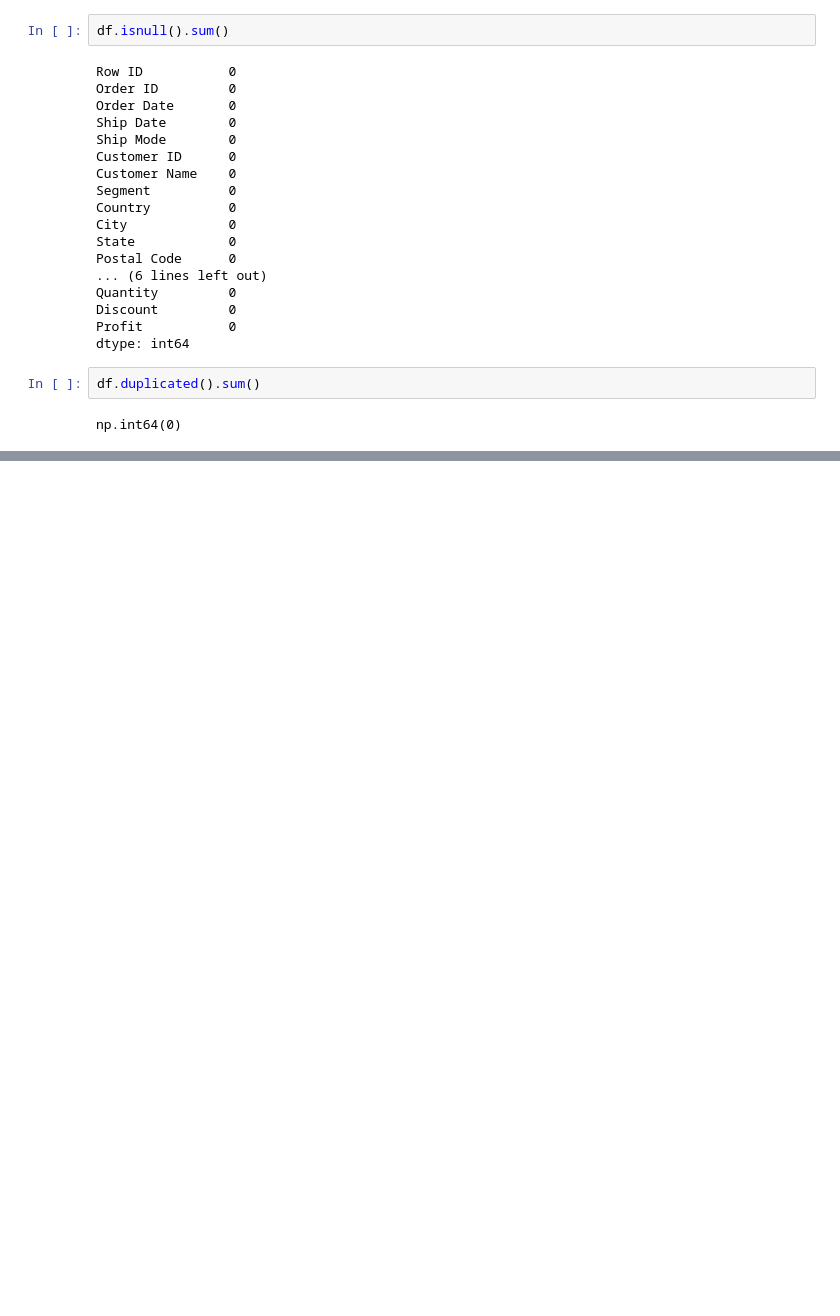
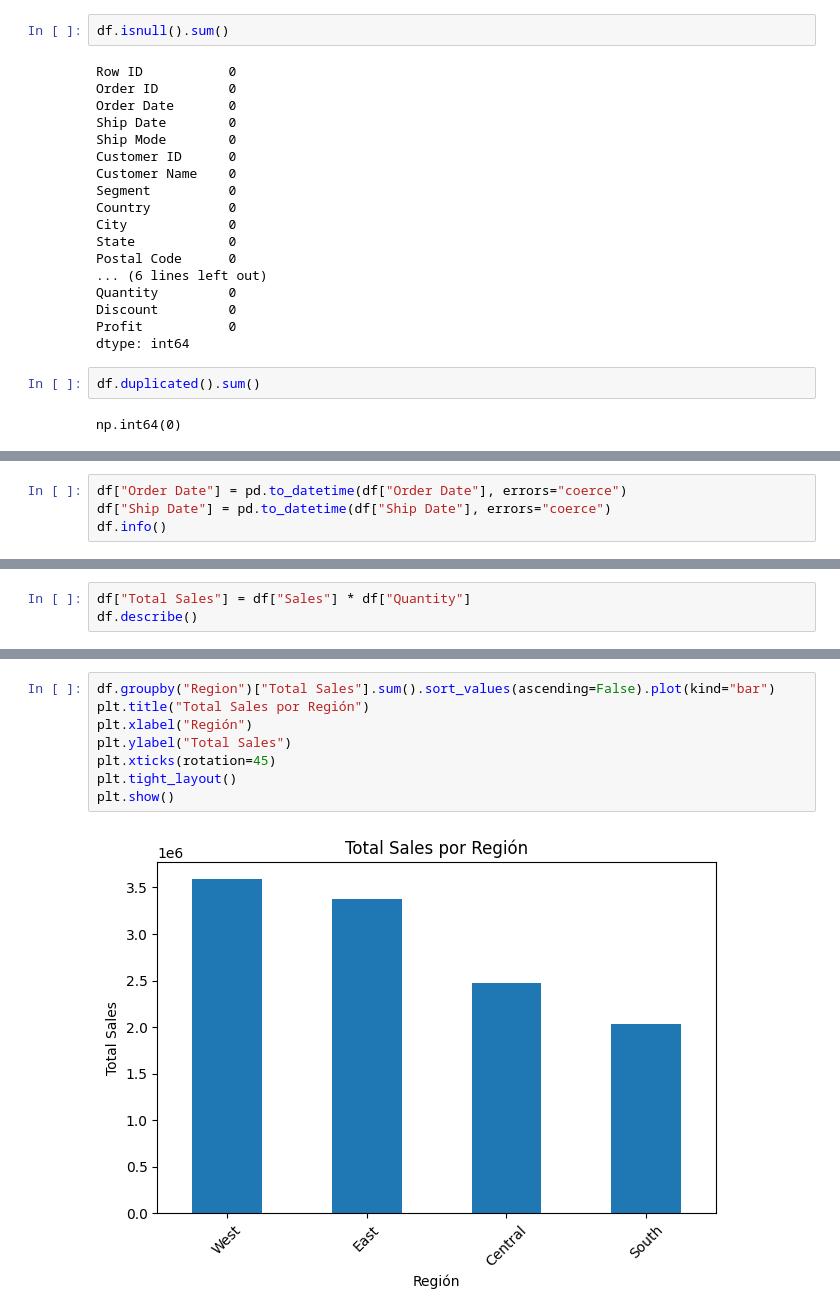
Before and after one commit to EEEliax/data-science-aws, a Jupyter notebook: notebooks/semana2_analisis_EDA.ipynb, the cells around one changed output, grey strips where cells are left out. Drawn from its saved outputs; the diff is of its cells as text; blank space fills up the shorter version.

```diff
--- a/notebooks/semana2_analisis_EDA.ipynb
+++ b/notebooks/semana2_analisis_EDA.ipynb
@@ -72,0 +80,4 @@ np.int64(0)
+# %%
+df["Order Date"] = pd.to_datetime(df["Order Date"], errors="coerce")
+df["Ship Date"] = pd.to_datetime(df["Ship Date"], errors="coerce")
+df.info()
@@ -72,0 +102,3 @@ np.int64(0)
+# %%
+df["Total Sales"] = df["Sales"] * df["Quantity"]
+df.describe()
@@ -72,0 +115,10 @@ np.int64(0)
+# %%
+df.groupby("Region")["Total Sales"].sum().sort_values(ascending=False).plot(kind="bar")
+plt.title("Total Sales por Región")
+plt.xlabel("Región")
+plt.ylabel("Total Sales")
+plt.xticks(rotation=45)
+plt.tight_layout()
+plt.show()
+# %% [output]
+[figure, added]
```
Also changed, not shown: parts of 7 cells of this notebook.
